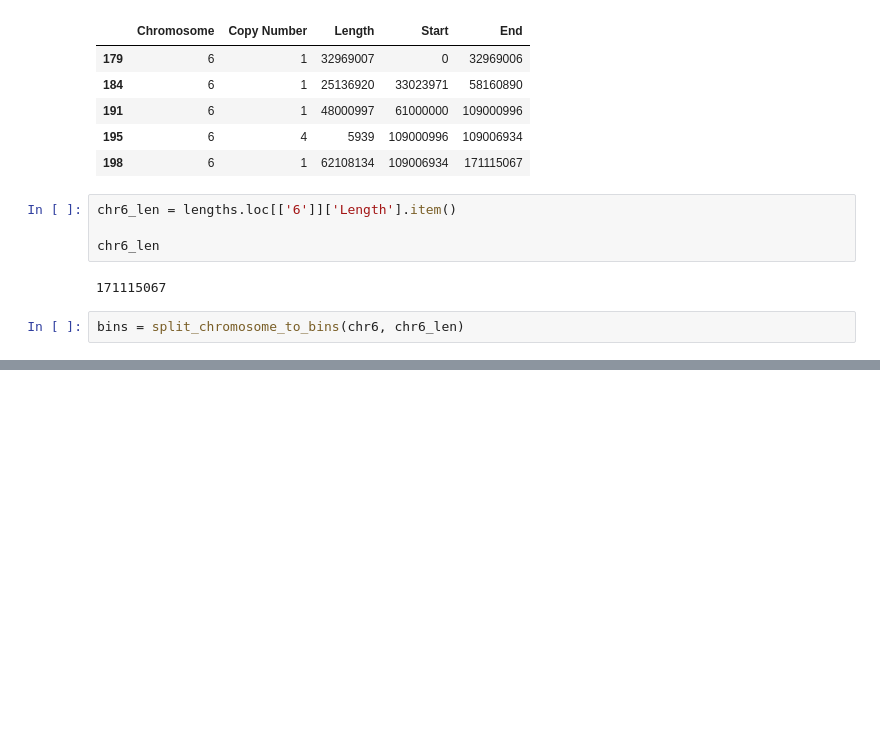
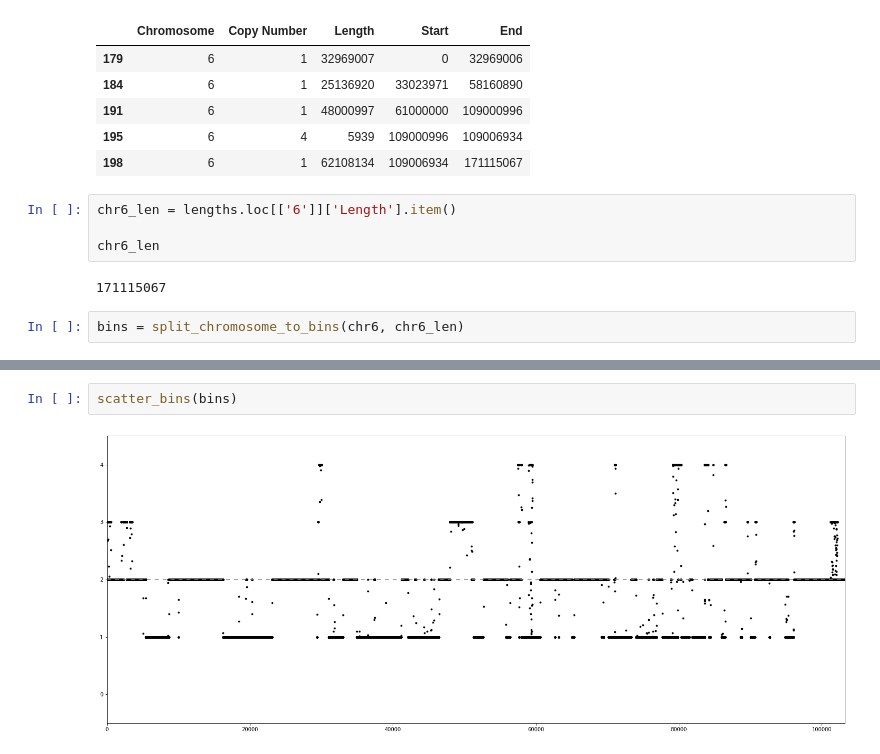
Before and after one commit to martinbudinsky3/BP-tumor-classifier, a Jupyter notebook: main.ipynb, the cells around one changed output, grey strips where cells are left out. Cells and saved outputs as stored; diff of their text form; blank space fills up the shorter version.

```diff
--- a/main.ipynb
+++ b/main.ipynb
@@ -133,0 +186,4 @@ plot_bins(bins)
+# %%
+scatter_bins(bins)
+# %% [output]
+[figure, added]
```
Also changed, not shown: parts of 9 cells of this notebook.
